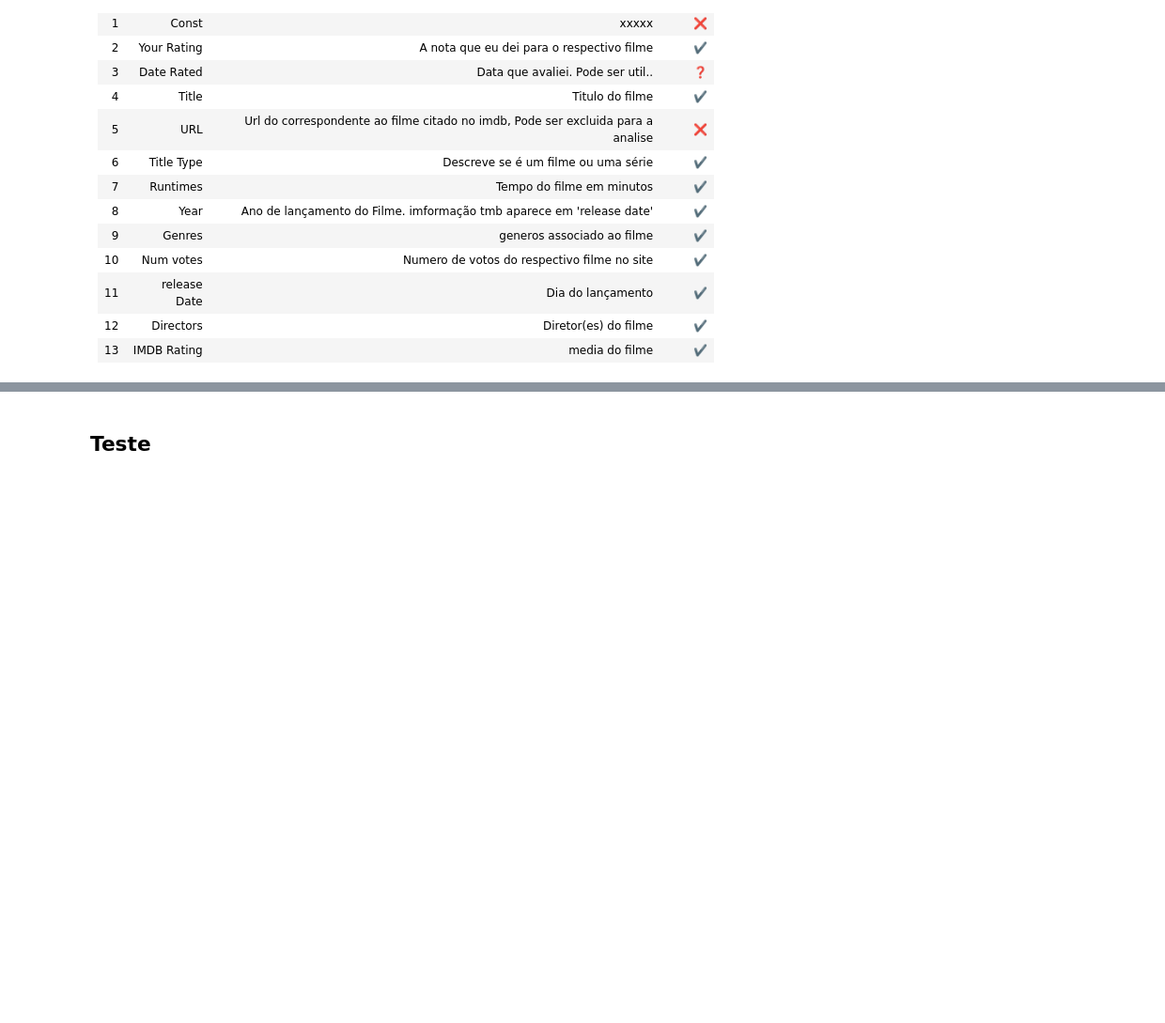
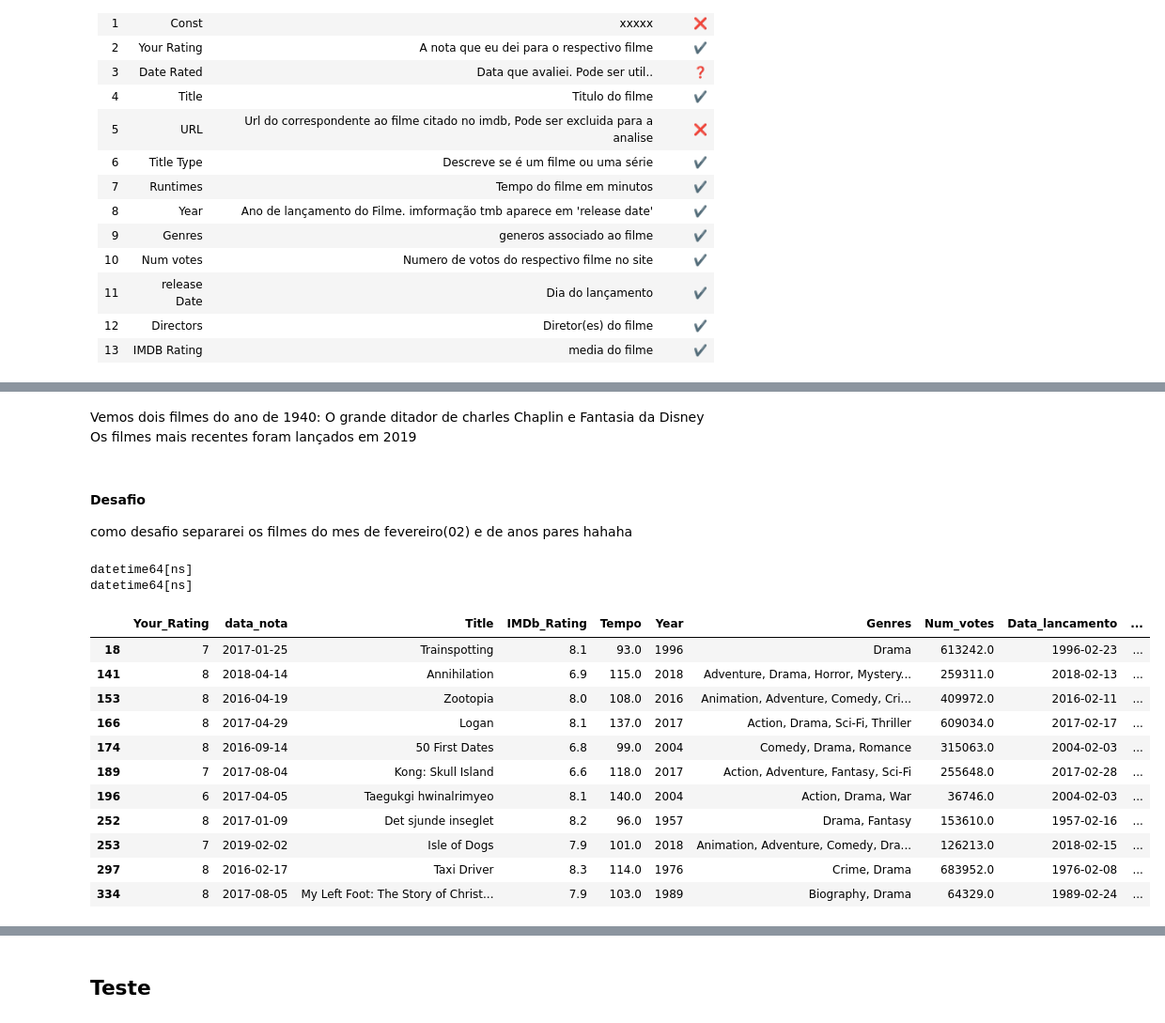
Before and after one commit to mateusmata/Jupyter_Notebook_Estudo, a Jupyter notebook: Arquivos ipynb/IMDB_ratings_Pessoal.ipynb, the cells around one changed output, grey strips where cells are left out. Shown: that part at 94% size. Saved outputs shown, nothing was run; the diff lists cells and outputs as text; code cells hidden in the pictures; blank space fills up the shorter version.

```diff
--- a/Arquivos ipynb/IMDB_ratings_Pessoal.ipynb
+++ b/Arquivos ipynb/IMDB_ratings_Pessoal.ipynb
@@ -72,0 +227,28 @@ imdb.head()
+# %% [markdown]
+Vemos dois filmes do ano de 1940: O grande ditador de charles Chaplin e Fantasia da Disney
+Os filmes mais recentes foram lançados em 2019
+# %% [markdown]
+#### Desafio
+como desafio separarei os filmes do mes de fevereiro(02) e de anos pares hahaha
+# %%
+print(imdb.Data_lancamento.dtypes)
+imdb['Data_lancamento'] = pd.to_datetime(imdb.Data_lancamento)
+print(imdb.Data_lancamento.dtypes)
+# %% [output]
+datetime64[ns]
+datetime64[ns]
+# %%
+imdb.loc[imdb.Data_lancamento.dt.month == 2]
+# %% [output]
+|  | Your_Rating | data_nota | Title | IMDb_Rating | Tempo | Year | Genres | Num_votes | Data_lancamento | ... |
+| 18 | 7 | 2017-01-25 | Trainspotting | 8.1 | 93.0 | 1996 | Drama | 613242.0 | 1996-02-23 | ... |
+| 141 | 8 | 2018-04-14 | Annihilation | 6.9 | 115.0 | 2018 | Adventure, Drama, Horror, Mystery... | 259311.0 | 2018-02-13 | ... |
+| 153 | 8 | 2016-04-19 | Zootopia | 8.0 | 108.0 | 2016 | Animation, Adventure, Comedy, Cri... | 409972.0 | 2016-02-11 | ... |
+| 166 | 8 | 2017-04-29 | Logan | 8.1 | 137.0 | 2017 | Action, Drama, Sci-Fi, Thriller | 609034.0 | 2017-02-17 | ... |
+| 174 | 8 | 2016-09-14 | 50 First Dates | 6.8 | 99.0 | 2004 | Comedy, Drama, Romance | 315063.0 | 2004-02-03 | ... |
+| 189 | 7 | 2017-08-04 | Kong: Skull Island | 6.6 | 118.0 | 2017 | Action, Adventure, Fantasy, Sci-Fi | 255648.0 | 2017-02-28 | ... |
+| 196 | 6 | 2017-04-05 | Taegukgi hwinalrimyeo | 8.1 | 140.0 | 2004 | Action, Drama, War | 36746.0 | 2004-02-03 | ... |
+| 252 | 8 | 2017-01-09 | Det sjunde inseglet | 8.2 | 96.0 | 1957 | Drama, Fantasy | 153610.0 | 1957-02-16 | ... |
+| 253 | 7 | 2019-02-02 | Isle of Dogs | 7.9 | 101.0 | 2018 | Animation, Adventure, Comedy, Dra... | 126213.0 | 2018-02-15 | ... |
+| 297 | 8 | 2016-02-17 | Taxi Driver | 8.3 | 114.0 | 1976 | Crime, Drama | 683952.0 | 1976-02-08 | ... |
+| 334 | 8 | 2017-08-05 | My Left Foot: The Story of Christ... | 7.9 | 103.0 | 1989 | Biography, Drama | 64329.0 | 1989-02-24 | ... |
```
Also changed, not shown: parts of 29 cells of this notebook.
